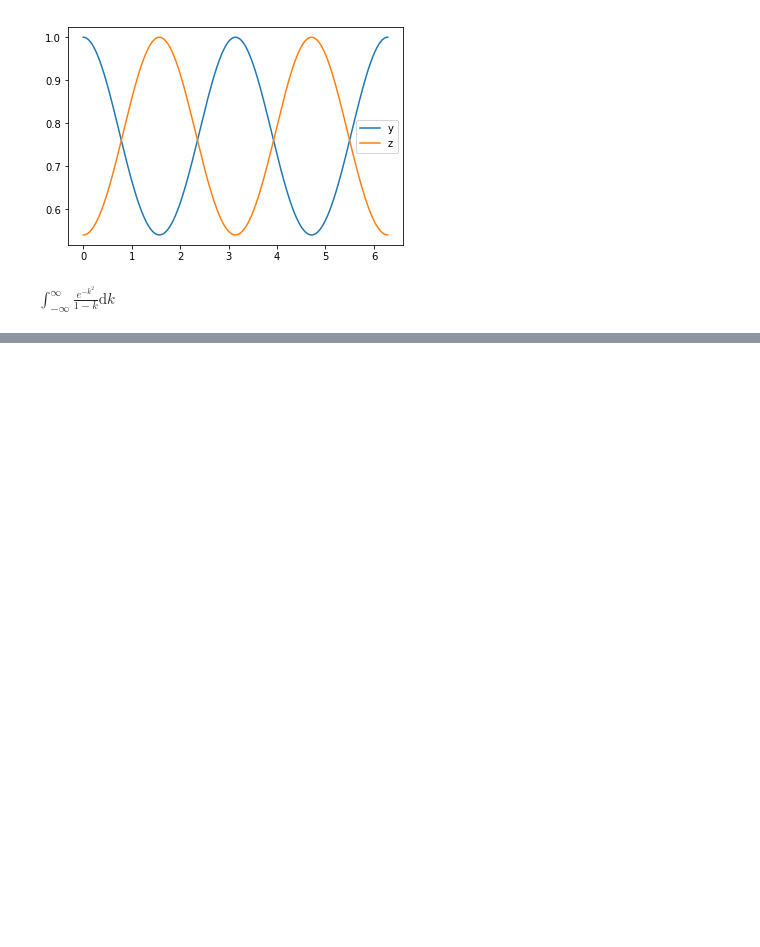
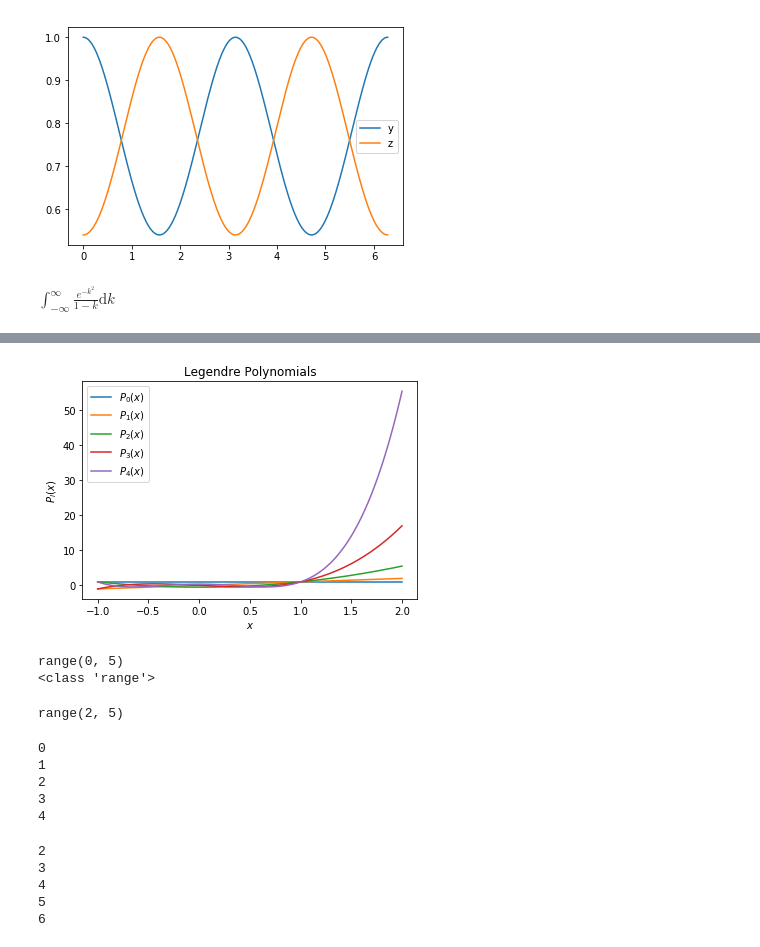
Before and after one commit to phyer219/jupyter_notebook_backup, a Jupyter notebook: jupyter_notebook/ZQW/draft.ipynb, the cells around one changed output, grey strips where cells are left out. Saved outputs shown, nothing was run; the diff lists cells and outputs as text; code cells hidden in the pictures; blank space fills up the shorter version.

```diff
--- a/jupyter_notebook/ZQW/draft.ipynb
+++ b/jupyter_notebook/ZQW/draft.ipynb
@@ -24,0 +80,46 @@ $\int_{-\infty}^{\infty} \frac{e^{-k^2}}{1-k} \mathrm{d}k$
+# %%
+import numpy as np
+from matplotlib import pyplot as plt
+def P(N,x):
+    l = N*(N+1)
+    a = np.zeros(N+1)
+    k = N//2
+
+    if N > 0:
+        if N%2 == 0:
+            a[0] = (-1)**k
+            a[1] = 0
+        if N%2 == 1:
+            a[0] = 0
+            a[1] = (-1)**k
+
+        for j in range(N-1):
+            a[j+2] = j*(j+1) - l
+            a[j+2] = a[j+2] * a[j]
+            a[j+2] = a[j+2] / (j+1)
+            a[j+2] = a[j+2] / (j+2)
+        a = a/a.sum()
+        s = 0
+        for i in range(N+1):
+            s = s + a[i]*x**i
+    else:
+        s =1
+    return s
+n = 1000
+nn = 5
+x = np.linspace(-1,2,n)
+y = np.zeros(n)
+for i in range(nn):
+    for j in range(n):
+        y[j] = P(i,x[j])
+    t = "$P_ { %s }(x)$"%i
+    plt.plot(x,y,label=t)
+plt.xlabel(r"$x$")
+plt.ylabel(r"$P_{l}(x)$")
+plt.title("Legendre Polynomials")
+plt.legend()
+
+
+plt.show()
+# %% [output]
+[figure, added]
@@ -24,0 +175,30 @@ $\int_{-\infty}^{\infty} \frac{e^{-k^2}}{1-k} \mathrm{d}k$
+# %%
+a = range(5)
+print(a)
+print(type(a))
+# %% [output]
+range(0, 5)
+<class 'range'>
+# %%
+a = range(2,5)
+print(a)
+# %% [output]
+range(2, 5)
+# %%
+for i in range(5):
+    print(i)
+# %% [output]
+0
+1
+2
+3
+4
+# %%
+for i in range(2,7):
+    print(i)
+# %% [output]
+2
+3
+4
+5
+6
```
Also changed, not shown: parts of 6 cells of this notebook, 2 other files.
